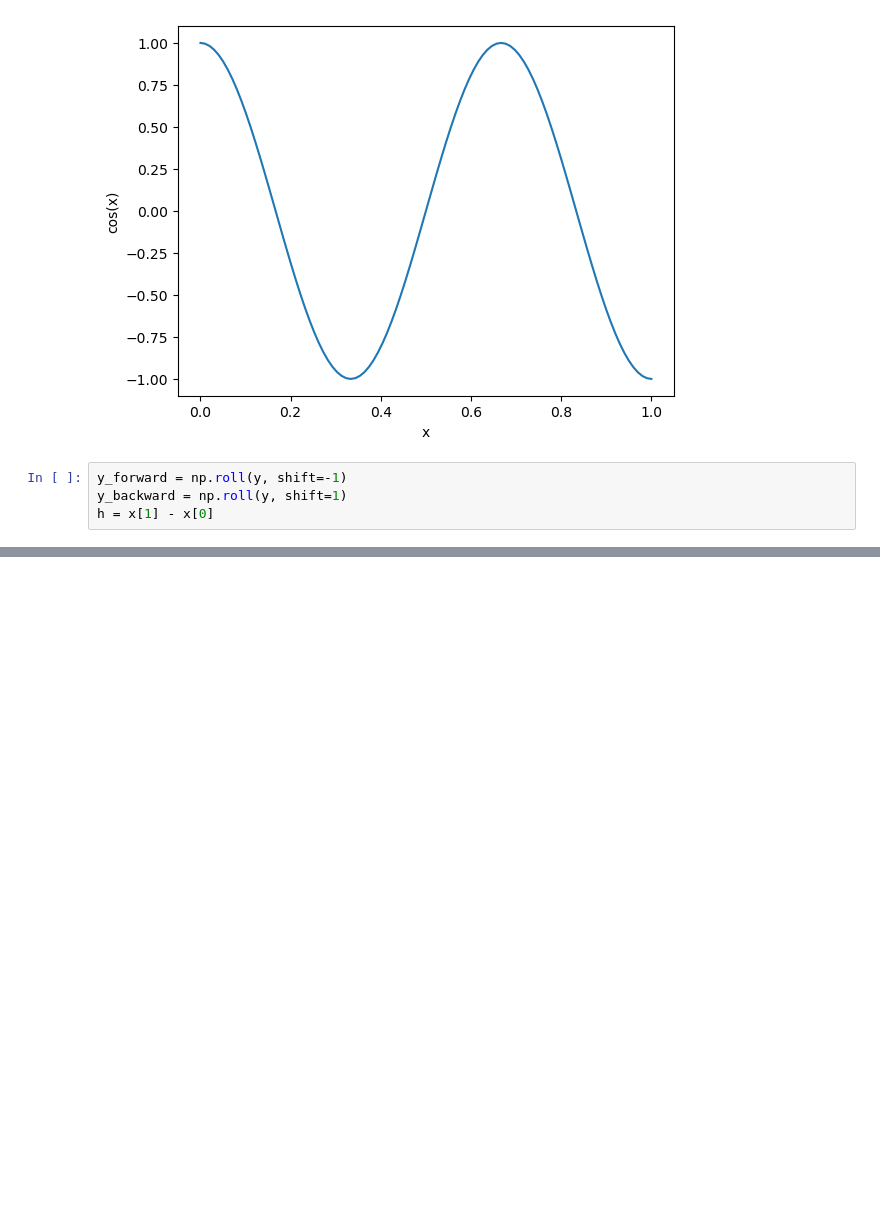
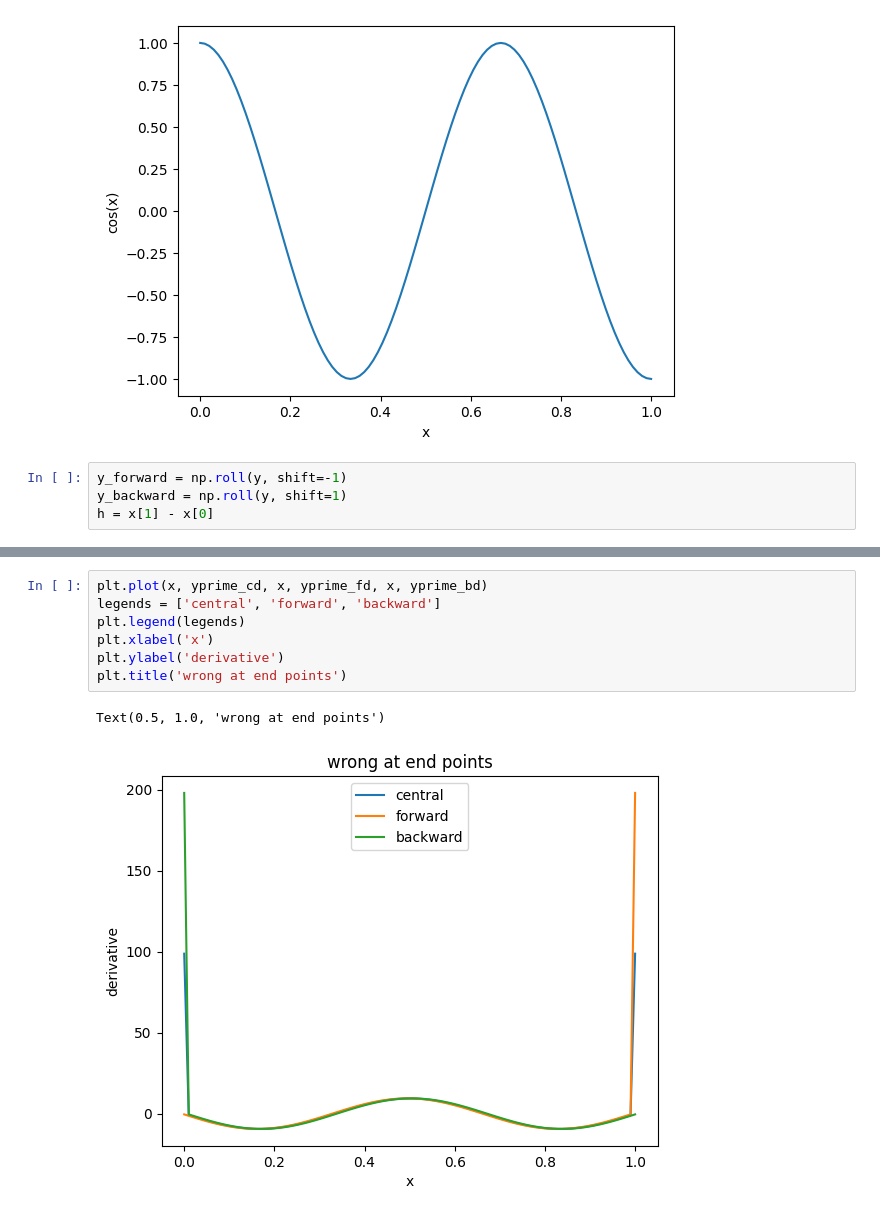
Before and after one commit to maytlim/nip-ap155-ay24-25, a Jupyter notebook: derivatives.ipynb, the cells around one changed output, grey strips where cells are left out. Cells and saved outputs as stored; diff of their text form; blank space fills up the shorter version.

```diff
--- a/derivatives.ipynb
+++ b/derivatives.ipynb
@@ -79,0 +88,10 @@ plt.legend(legends)
+# %%
+plt.plot(x, yprime_cd, x, yprime_fd, x, yprime_bd)
+legends = ['central', 'forward', 'backward']
+plt.legend(legends)
+plt.xlabel('x')
+plt.ylabel('derivative')
+plt.title('wrong at end points')
+# %% [output]
+Text(0.5, 1.0, 'wrong at end points')
+[figure, added]
```
Also changed, not shown: parts of 5 cells of this notebook.
